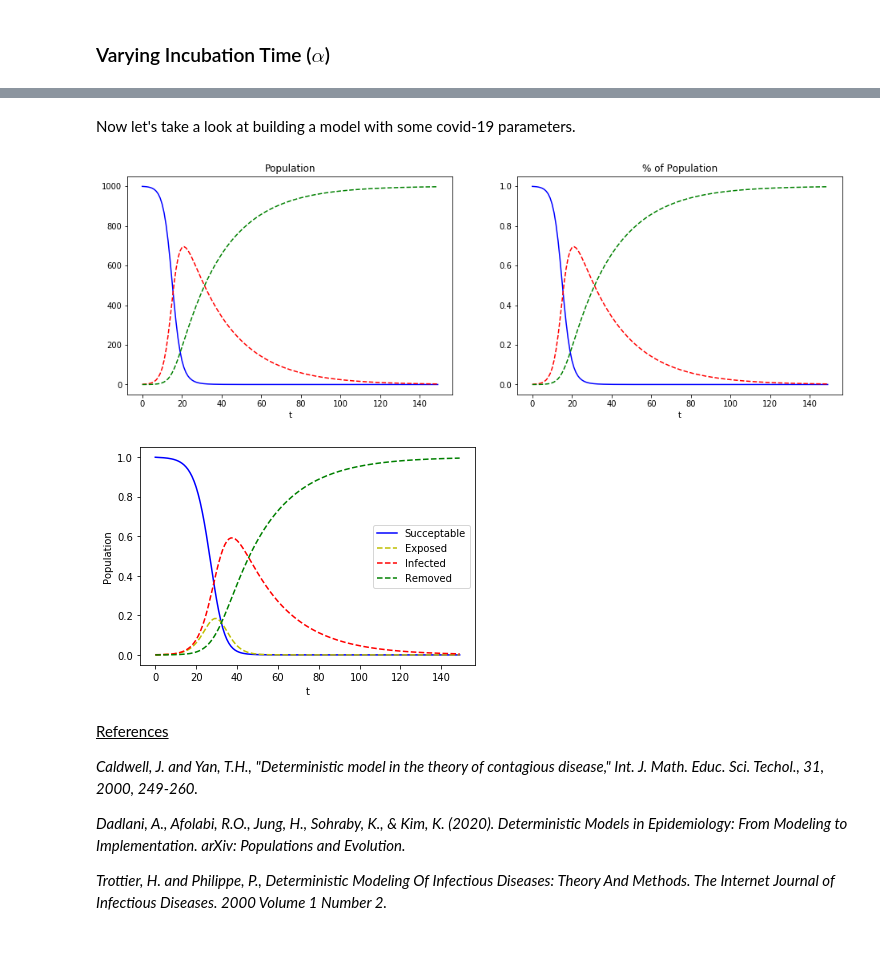
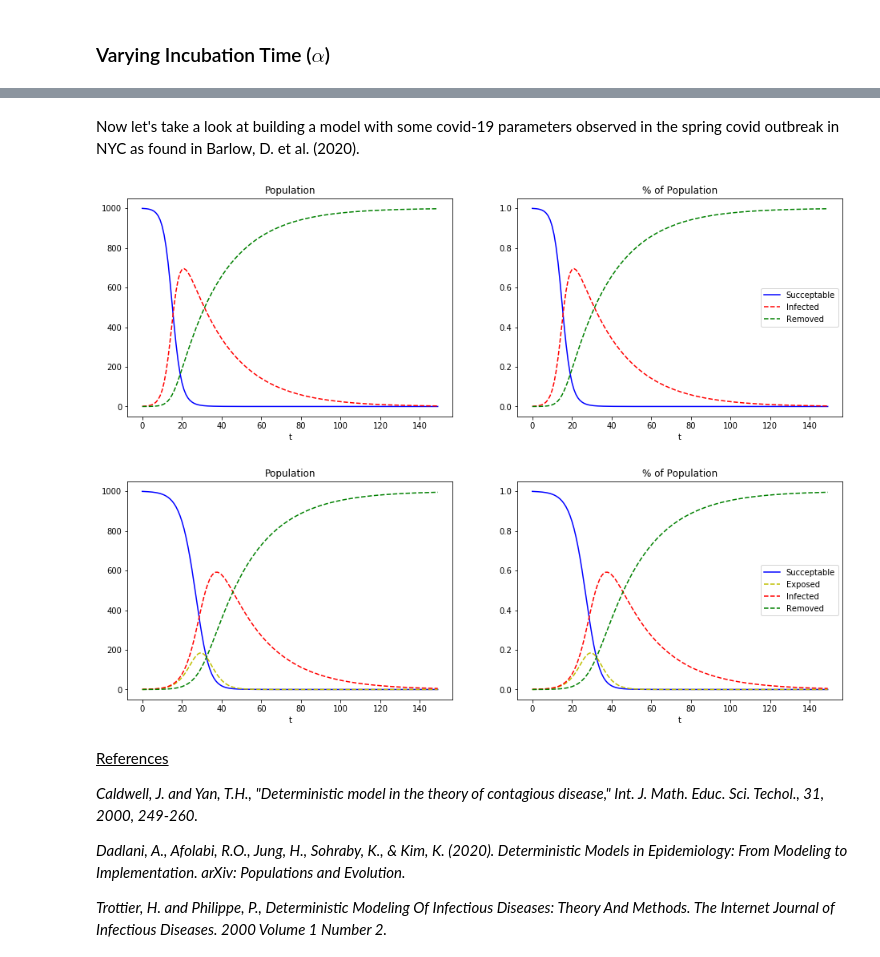
Before and after one commit to samroon2/math_models, a Jupyter notebook: deterministic_modelling_of_contagious_disease.ipynb, the cells around one changed output, grey strips where cells are left out. Drawn from its saved outputs; the diff is of its cells as text; code cells hidden in the pictures.

```diff
--- a/deterministic_modelling_of_contagious_disease.ipynb
+++ b/deterministic_modelling_of_contagious_disease.ipynb
@@ -77,6 +79,15 @@ The number of removals, or those removed from the infectives by means of death,
 $ \displaystyle \frac{dR(t)}{dt} = \displaystyle \gamma I(t)$
 
 Now let's use scipys odeint function to solve our system of DE's and plot our model results.
+# %%
+def sir_disease_model(x, t):
+    S = x[0] # Succeptable
+    I = x[1] # Infected
+    R = x[2] # Removed
+    dSdt = -beta * S *I
+    dIdt = (beta * S * I) - (gamma * I)
+    dRdt = gamma * I
+    return [dSdt, dIdt, dRdt]
 # %%
 import matplotlib.pyplot as plt
 from scipy.integrate import odeint
@@ -227,6 +217,17 @@ The changed in removed individuals:
 $ \displaystyle \frac{dR(t)}{dt} = \displaystyle \gamma I(t)$
 
 Now let's use scipys odeint function to solve our system of DE's and plot our model results.
+# %%
+def sire_disease_model(x, t):
+    S = x[0] # Succeptable
+    E = x[1] # Exposed
+    I = x[2] # Infected
+    R = x[3] # Removed/Recovered
+    dSdt = -beta * S * I
+    dEdt = (beta * S * I) - (alpha * E)
+    dIdt = (alpha * E) - (gamma * I)
+    dRdt = gamma * I
+    return [dSdt, dEdt, dIdt, dRdt]
 # %%
 import matplotlib.pyplot as plt
 from scipy.integrate import odeint
@@ -461,23 +360,14 @@ plt.show()
 # %% [markdown]
-Now let's take a look at building a model with some covid-19 parameters.
+Now let's take a look at building a model with some covid-19 parameters observed in the spring covid outbreak in NYC as found in Barlow, D. et al. (2020).
 # %%
 beta = 4.95e-4 # Infection rate
 gamma = 0.04419 # Removal / recovery
 
-def contagious_disease(x, t):
-    S = x[0] # Succeptable
-    I = x[1] # Infected
-    R = x[2] # Removed
-    dSdt = -beta * S *I
-    dIdt = (beta * S * I) - (gamma * I)
-    dRdt = gamma * I
-    return [dSdt, dIdt, dRdt]
-
-# Our initial conditions: 99999 succeptable, 1 infected, 0 removed.
+# Our initial conditions: 999 succeptable, 1 infected, 0 removed.
 x0 = [999, 1, 0]
 
 t = range(150)
-res = odeint(contagious_disease, x0, t)
+res = odeint(sir_disease_model, x0, t)
 
 f, (ax1, ax2) = plt.subplots(1, 2, figsize=(16,5))
 ax1.plot(t,res[:,0],'b-', label='Succeptable')
@@ -490,41 +380,38 @@ ax2.plot(t,res[:,1] * (1/1000),'r--', label='Infected')
 ax2.plot(t,res[:,2] * (1/1000),'g--', label='Removed')
 ax2.set_title('% of Population')
 ax2.set_xlabel('t')
+plt.legend(loc='best')
 plt.show()
 # %% [output]
-[figure, old version]
+[figure, new version]
 # %%
 beta = 4.95e-4 # Infection rate
 gamma = 0.04419 # Removal / recovery
-alpha = 1/3 # 1/(3 days) latent period
-
-def contagious_disease(x, t):
-    S = x[0] # Succeptable
-    E = x[1] # Exposed
-    I = x[2] # Infected
-    R = x[3] # Removed/Recovered
-    dSdt = -beta * S * I
-    dEdt = (beta * S * I) - (alpha * E)
-    dIdt = (alpha * E) - (gamma * I)
-    dRdt = gamma * I
-    return [dSdt, dEdt, dIdt, dRdt]
+alpha = 1/3 # 1/(3 days) latent/incubation period
 
 # Our initial conditions: 99999 succeptable, 1 infected, 0 removed.
 x0 = [999, 0, 1, 0]
 
 t = range(150)
-res = odeint(contagious_disease, x0, t)
+res = odeint(sire_disease_model, x0, t)
 
-plt.plot(t,res[:,0] * (1/1000),'b-', label='Succeptable')
-plt.plot(t,res[:,1] * (1/1000),'y--', label='Exposed')
-plt.plot(t,res[:,2] * (1/1000),'r--', label='Infected')
-plt.plot(t,res[:,3] * (1/1000),'g--', label='Removed')
-plt.ylabel('Population')
-plt.xlabel('t')
+f, (ax1, ax2) = plt.subplots(1, 2, figsize=(16,5))
+ax1.plot(t,res[:,0],'b-', label='Succeptable')
+ax1.plot(t,res[:,1],'y--', label='Exposed')
+ax1.plot(t,res[:,2],'r--', label='Infected')
+ax1.plot(t,res[:,3],'g--', label='Removed')
+ax1.set_title('Population')
+ax1.set_xlabel('t')
+ax2.plot(t,res[:,0] * (1/1000),'b-', label='Succeptable')
+ax2.plot(t,res[:,1] * (1/1000),'y--', label='Exposed')
+ax2.plot(t,res[:,2] * (1/1000),'r--', label='Infected')
+ax2.plot(t,res[:,3] * (1/1000),'g--', label='Removed')
+ax2.set_title('% of Population')
+ax2.set_xlabel('t')
 plt.legend(loc='best')
 plt.show()
 # %% [output]
-[figure, old version]
+[figure, new version]
 # %% [markdown]
 <u>References</u>
 
```
Also changed, not shown: parts of 11 cells of this notebook.
